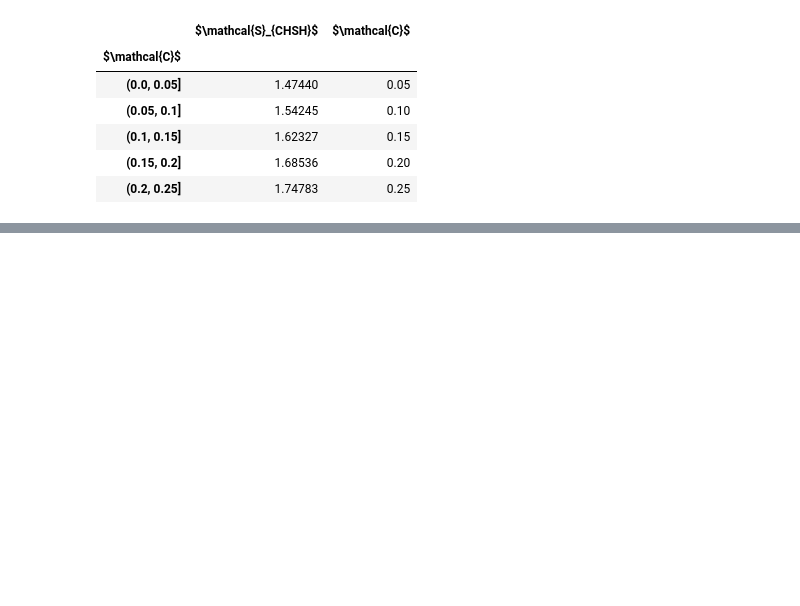
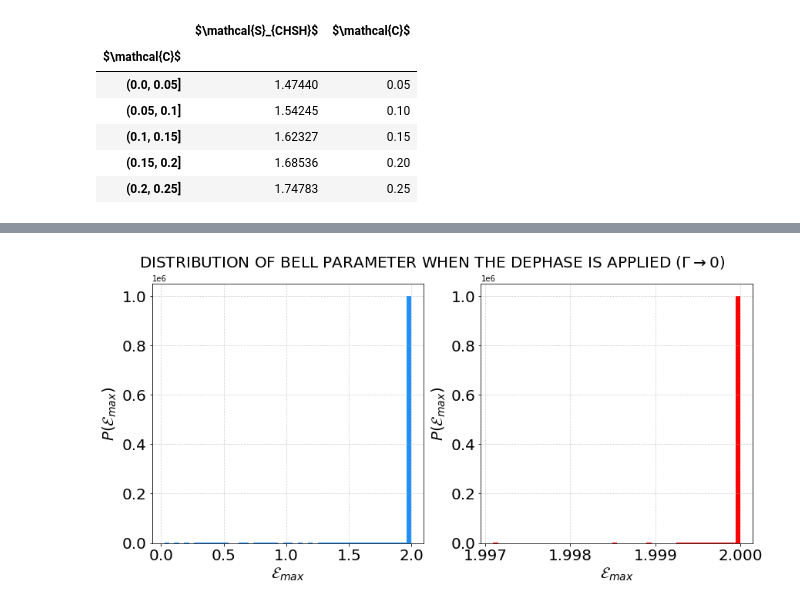
Before and after one commit to Rafffaelb/Dirac_Billiard, a Jupyter notebook: Chiral/Data_Analysis/Dirac_Bell_Parameter.ipynb, the cells around one changed output, grey strips where cells are left out. Saved outputs shown, nothing was run; the diff lists cells and outputs as text; code cells hidden in the pictures; blank space fills up the shorter version.

Commit message:
Performing simulation of correlators C_ij

```diff
--- a/Chiral/Data_Analysis/Dirac_Bell_Parameter.ipynb
+++ b/Chiral/Data_Analysis/Dirac_Bell_Parameter.ipynb
@@ -519,0 +495,42 @@ axs.legend(fontsize = 15)
+# %%
+df_Correlator_C11_O_Gamma = pd.read_csv(r'Bell_Parameter/Correlator_Gamma/Dirac_Correlator_C11_O_Gamma.txt', sep = '\t', header = None)
+df_Correlator_C12_O_Gamma = pd.read_csv(r'Bell_Parameter/Correlator_Gamma/Dirac_Correlator_C12_O_Gamma.txt', sep = '\t', header = None)
+df_Correlator_C21_O_Gamma = pd.read_csv(r'Bell_Parameter/Correlator_Gamma/Dirac_Correlator_C21_O_Gamma.txt', sep = '\t', header = None)
+df_Correlator_C22_O_Gamma = pd.read_csv(r'Bell_Parameter/Correlator_Gamma/Dirac_Correlator_C22_O_Gamma.txt', sep = '\t', header = None)
+
+df_Correlator_C11_U_Gamma = pd.read_csv(r'Bell_Parameter/Correlator_Gamma/Dirac_Correlator_C11_U_Gamma.txt', sep = '\t', header = None)
+df_Correlator_C12_U_Gamma = pd.read_csv(r'Bell_Parameter/Correlator_Gamma/Dirac_Correlator_C12_U_Gamma.txt', sep = '\t', header = None)
+df_Correlator_C21_U_Gamma = pd.read_csv(r'Bell_Parameter/Correlator_Gamma/Dirac_Correlator_C21_U_Gamma.txt', sep = '\t', header = None)
+df_Correlator_C22_U_Gamma = pd.read_csv(r'Bell_Parameter/Correlator_Gamma/Dirac_Correlator_C22_U_Gamma.txt', sep = '\t', header = None)
+# %%
+C11_O = df_Correlator_C11_O_Gamma.values
+C12_O = df_Correlator_C12_O_Gamma.values
+C21_O = df_Correlator_C21_O_Gamma.values
+C22_O = df_Correlator_C22_O_Gamma.values
+
+C11_U = df_Correlator_C11_U_Gamma.values
+C12_U = df_Correlator_C12_U_Gamma.values
+C21_U = df_Correlator_C21_U_Gamma.values
+C22_U = df_Correlator_C22_U_Gamma.values
+# %%
+E_max_dephase_O = np.zeros((1000000,21))
+E_max_dephase_U = np.zeros((1000000,21))
+
+for j in range(21):
+    E_max_dephase_O[:,j] = 2*abs(C11_O[:,j] + C22_O[:,j] - C12_O[:,j] - C21_O[:,j])/(C11_O[:,j] + C22_O[:,j] + C12_O[:,j] + C21_O[:,j])
+    E_max_dephase_U[:,j] = 2*abs(C11_U[:,j] + C22_U[:,j] - C12_U[:,j] - C21_U[:,j])/(C11_U[:,j] + C22_U[:,j] + C12_U[:,j] + C21_U[:,j])
+# %%
+fig, axs = plt.subplots(1,2, figsize = (12, 6), constrained_layout = True, facecolor = 'w')
+
+axs[0].hist(E_max_dephase_O[:,0], bins = 50, color = 'dodgerblue')
+axs[1].hist(E_max_dephase_U[:,0], bins = 50, color = 'red')
+
+fig.suptitle(r'DISTRIBUTION OF BELL PARAMETER WHEN THE DEPHASE IS APPLIED ($\Gamma \rightarrow 0$)', fontsize = 20)
+
+for i in range(2):
+    axs[i].set_xlabel(r'$\mathcal{E}_{max}$', fontsize = 20)
+    axs[i].set_ylabel(r'$P(\mathcal{E}_{max})$', fontsize = 20)
+    axs[i].tick_params(axis = 'both', which = 'major', labelsize = 20)
+    axs[i].grid(linestyle = ':')
+# %% [output]
+[figure, added]
```
Also changed, not shown: parts of 8 cells of this notebook, 15 other files.
